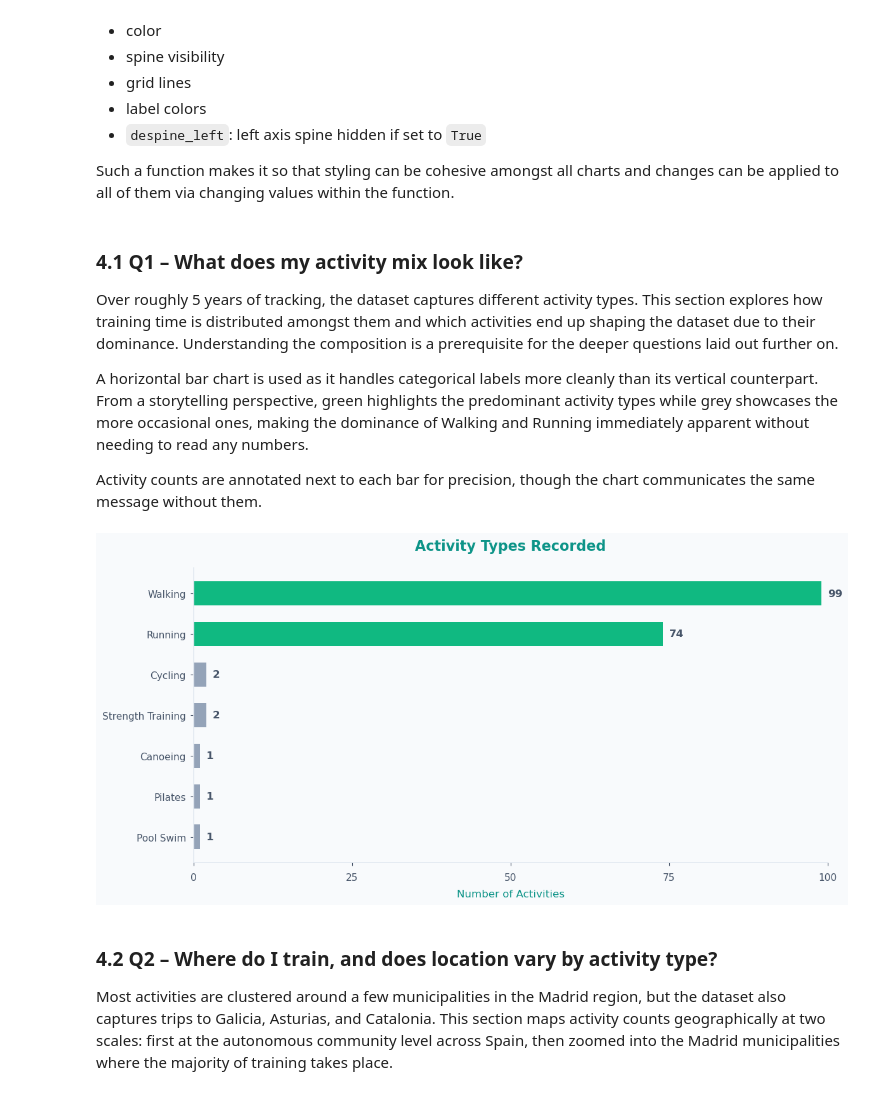
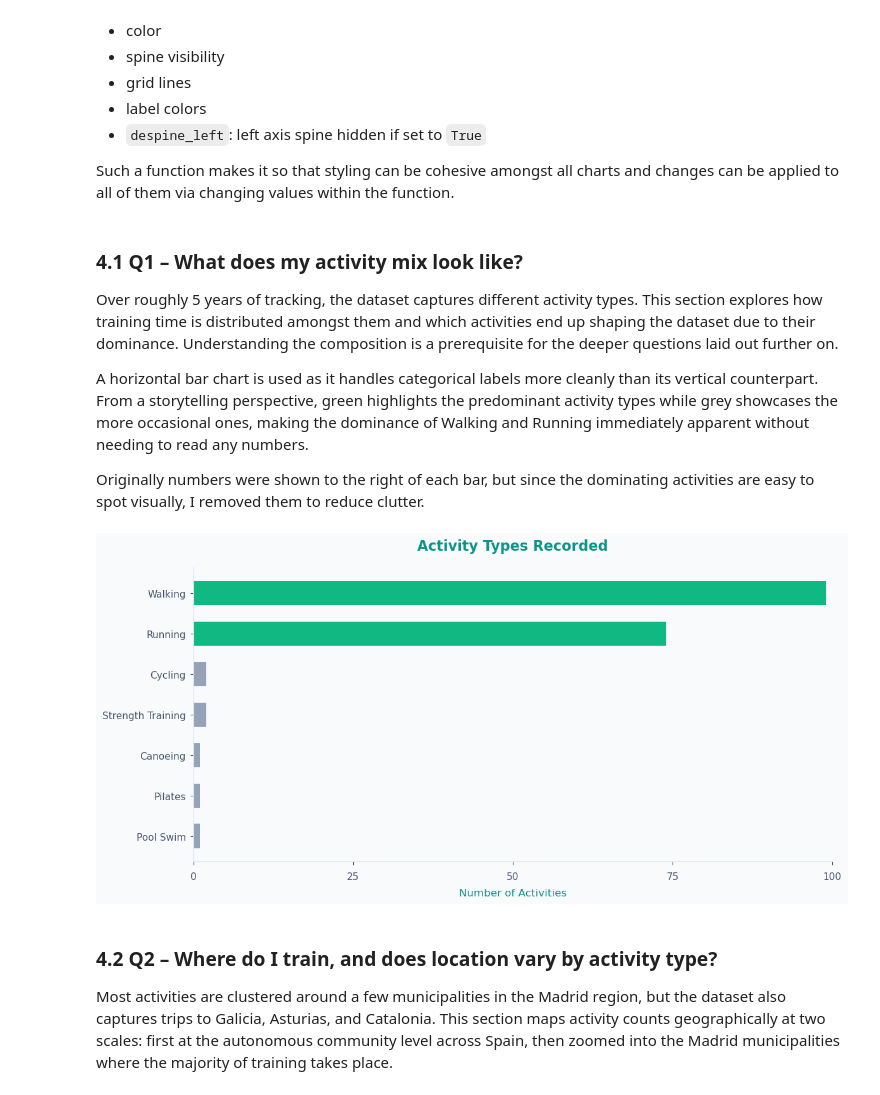
Before and after one commit to itzi97/DV_Python, a Jupyter notebook: data_viz_notebook.ipynb, the cells around one changed output. Drawn from its saved outputs; the diff is of its cells as text; code cells hidden in the pictures.

```diff
--- a/data_viz_notebook.ipynb
+++ b/data_viz_notebook.ipynb
@@ -205,6 +206,5 @@ Extract Year, Week, convert Time → Time_min for analysis.
 # %%
 df['Year'] = df['Date'].dt.year
 df['Week'] = df['Date'].dt.isocalendar().week
-df['Time_min'] = df['Time'].dt.total_seconds().fillna(0) / 60
 # %% [markdown]
 ### 3.6 Simplify Activity Types
@@ -224,8 +226,10 @@ Classify Moderate (<140 bpm) vs Vigorous, compute WHO_equiv minutes.
 # %%
 df['Intensity'] = pd.cut(df.get('Avg HR', 0), bins=[-np.inf, 140, np.inf],
                         labels=['Moderate', 'Vigorous'])
-df['WHO_equiv'] = np.where(df['Intensity'] == 'Vigorous',
-                          df['Time_min'] * 2, df['Time_min'])
+
+# Compute minutes first to then compute WHO equivalent minutes
+mins = df['Time'].dt.total_seconds().fillna(0) / 60
+df['WHO Minutes'] = np.where(df['Intensity'] == 'Vigorous',  mins * 2, mins)
 # %% [markdown]
 ### 3.8 Extract Locations
 
@@ -295,8 +299,8 @@ COLORS = {
     "grid": "#e2e8f0",         # Light gray: used for grid lines and subtle borders
     "text": "#475569",         # Muted dark gray: used for tick labels and general text
     "bg": "#f8fafc",           # Very light background color for figures and axes
-    "deep_green": "#047857",   # Darker green: used for stronger positive emphasis
-    "light_green": "#a7f3d0",  # Lighter green: used in gradients / lower positive values
+    "deepgreen": "#047857",    # Darker green: used for stronger positive emphasis
+    "lightgreen": "#a7f3d0",   # Lighter green: used in gradients / lower positive values
 }
 
 def apply_theme(ax, despine_left=False):
@@ -336,7 +340,7 @@ Over roughly 5 years of tracking, the dataset captures different activity types.
 
 A horizontal bar chart is used as it handles categorical labels more cleanly than its vertical counterpart. From a storytelling perspective, green highlights the predominant activity types while grey showcases the more occasional ones, making the dominance of Walking and Running immediately apparent without needing to read any numbers.
 
-Activity counts are annotated next to each bar for precision, though the chart communicates the same message without them.
+Originally numbers were shown to the right of each bar, but since the dominating activities are easy to spot visually, I removed them to reduce clutter.
 # %%
 # -----------------------------
 # Q1 - Activity mix bar chart
@@ -344,43 +348,40 @@ Activity counts are annotated next to each bar for precision, though the chart c
 
 # Aggregate activity counts in descending order
 # NOTE: order is used here since even thoug counts is already in descending
 # order, for some reason it doesn't print it in descending unless it's
 # converted to list (go figure)
 counts = df['Activity Type'].value_counts().reset_index()
 counts.columns = ['Activity Type', 'Count']
 order = counts['Activity Type'].tolist()
 
 # Highlight dominant activities in green, rest in grey (storytelling)
 dominant = {"Walking", "Running"}
 bar_colors = [COLORS["success"] if a in dominant else COLORS["below"]
               for a in order]
 
 # Plot horizontal bar chart (reversed so highest count is at top)
 fig, ax = plt.subplots(figsize=(12, 6), facecolor=COLORS["bg"])
-ax.barh(order[::-1], counts.set_index('Activity Type').loc[order[::-1], 'Count'],
-        color=bar_colors[::-1], height=0.6)
-
-# Annotate each bar with its count
-offset = counts['Count'].max() * 0.01
-for i, row in enumerate(counts.itertuples()):
-    ax.text(row.Count + offset, len(counts) - 1 - i, f'{int(row.Count)}',
-            va='center', ha='left', fontweight='bold',
-            fontsize=12, color=COLORS["text"])
+ax.barh(
+    order[::-1],
+    counts.set_index('Activity Type').loc[order[::-1], 'Count'],
+    color=bar_colors[::-1],
+    height=0.6
+)
 
 # Styling
 ax.set_xlim(0, 100)
 ax.set_xticks([0, 25, 50, 75, 100])
 ax.set_ylabel('')
 ax.set_xlabel('Number of Activities', fontsize=12, labelpad=8)
 ax.set_title('Activity Types Recorded', fontsize=16, fontweight='bold', pad=20)
 apply_theme(ax)
 
 plt.tight_layout()
 plt.savefig('figures/q1_activity_types.png', dpi=300,
             bbox_inches='tight', facecolor=COLORS["bg"])
 plt.show()
 # %% [output]
-[figure, old version]
+[figure, new version]
 # %% [markdown]
 ### 4.2 Q2 – Where do I train, and does location vary by activity type?
 
```
Also changed, not shown: parts of 14 cells of this notebook, 5 other files.
